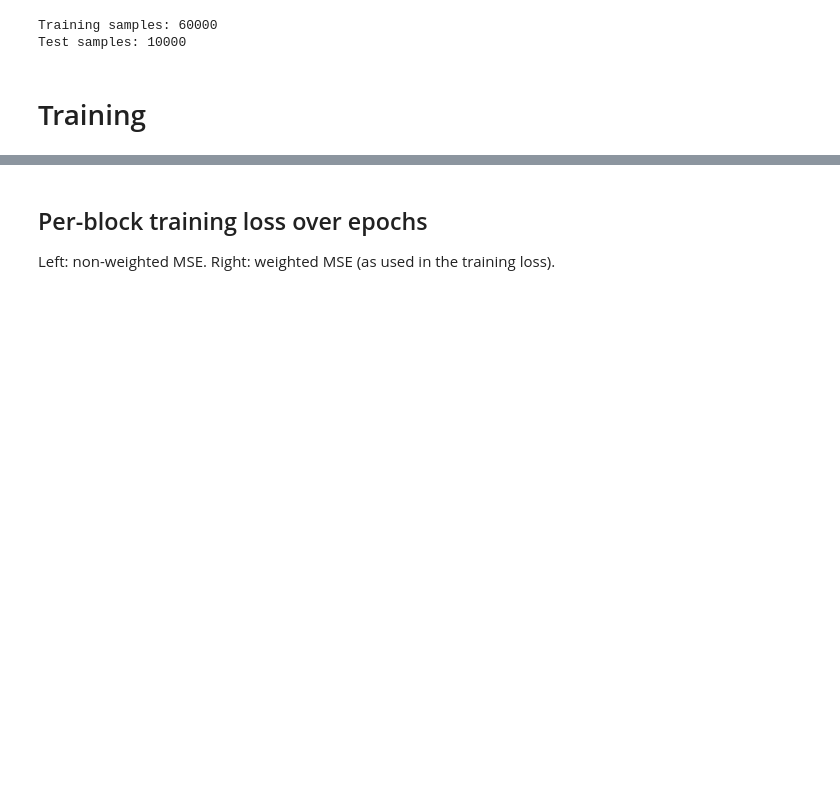
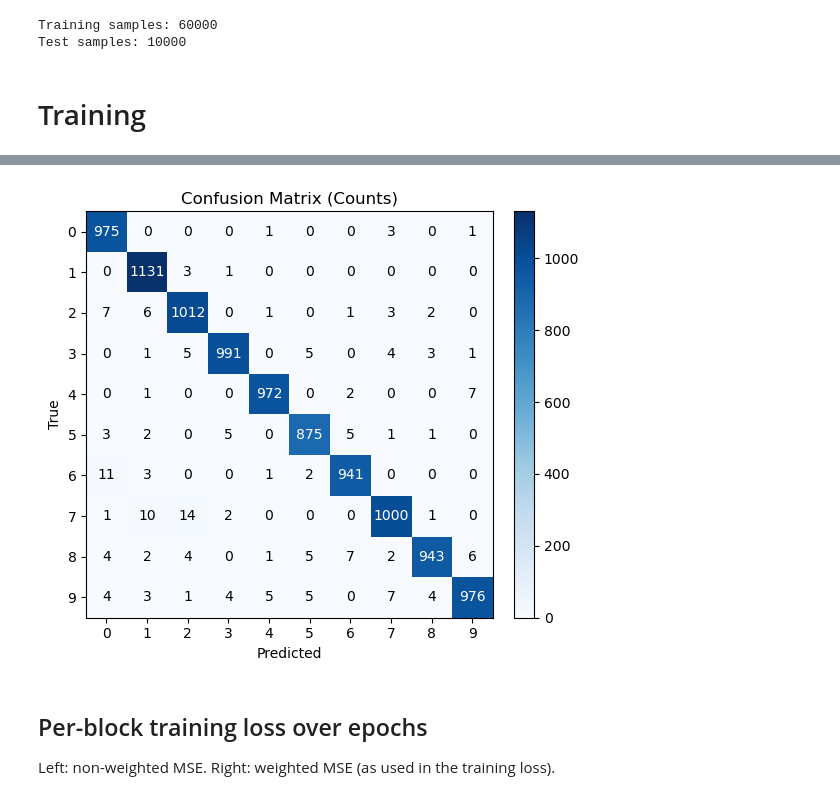
Before and after one commit to ivanbrillo/NoProp, a Jupyter notebook: NoProp.ipynb, the cells around one changed output, grey strips where cells are left out. Saved outputs shown, nothing was run; the diff lists cells and outputs as text; code cells hidden in the pictures; blank space fills up the shorter version.

Commit message:
refactor + added confusion matrix plot

```diff
--- a/NoProp.ipynb
+++ b/NoProp.ipynb
@@ -250,3 +242,33 @@ Model weights saved to 'blockNN_weights.pth'
+# %%
+def compute_confusion_matrix(blockNN, data_loader, num_classes=embed_dim):
+    cm = torch.zeros((num_classes, num_classes), dtype=torch.int64)
+    with torch.no_grad():
+        for x, y in data_loader:
+            preds = classify_batch(x, blockNN)
+            for tlabel, plabel in zip(y, preds):
+                cm[int(tlabel), int(plabel)] += 1
+    return cm
+
+cm = compute_confusion_matrix(blockNN, test_loader, num_classes=embed_dim)
+
+plt.figure(figsize=(6, 5))
+im = plt.imshow(cm, cmap="Blues")
+plt.title("Confusion Matrix (Counts)")
+plt.xlabel("Predicted")
+plt.ylabel("True")
+plt.xticks(range(embed_dim), [str(i) for i in range(embed_dim)])
+plt.yticks(range(embed_dim), [str(i) for i in range(embed_dim)])
+plt.colorbar(im, fraction=0.046, pad=0.04)
+thresh = cm.max() / 2
+for i in range(embed_dim):
+    for j in range(embed_dim):
+        val = cm[i, j].item()
+        plt.text(j, i, f"{val}", ha="center", va="center",
+                 color="white" if cm[i, j] > thresh else "black")
+plt.tight_layout()
+plt.show()
+# %% [output]
+[figure, added]
 # %% [markdown]
 ## Per-block training loss over epochs
 Left: non-weighted MSE. Right: weighted MSE (as used in the training loss).
```
Also changed, not shown: parts of 8 cells of this notebook, 1 other file.
